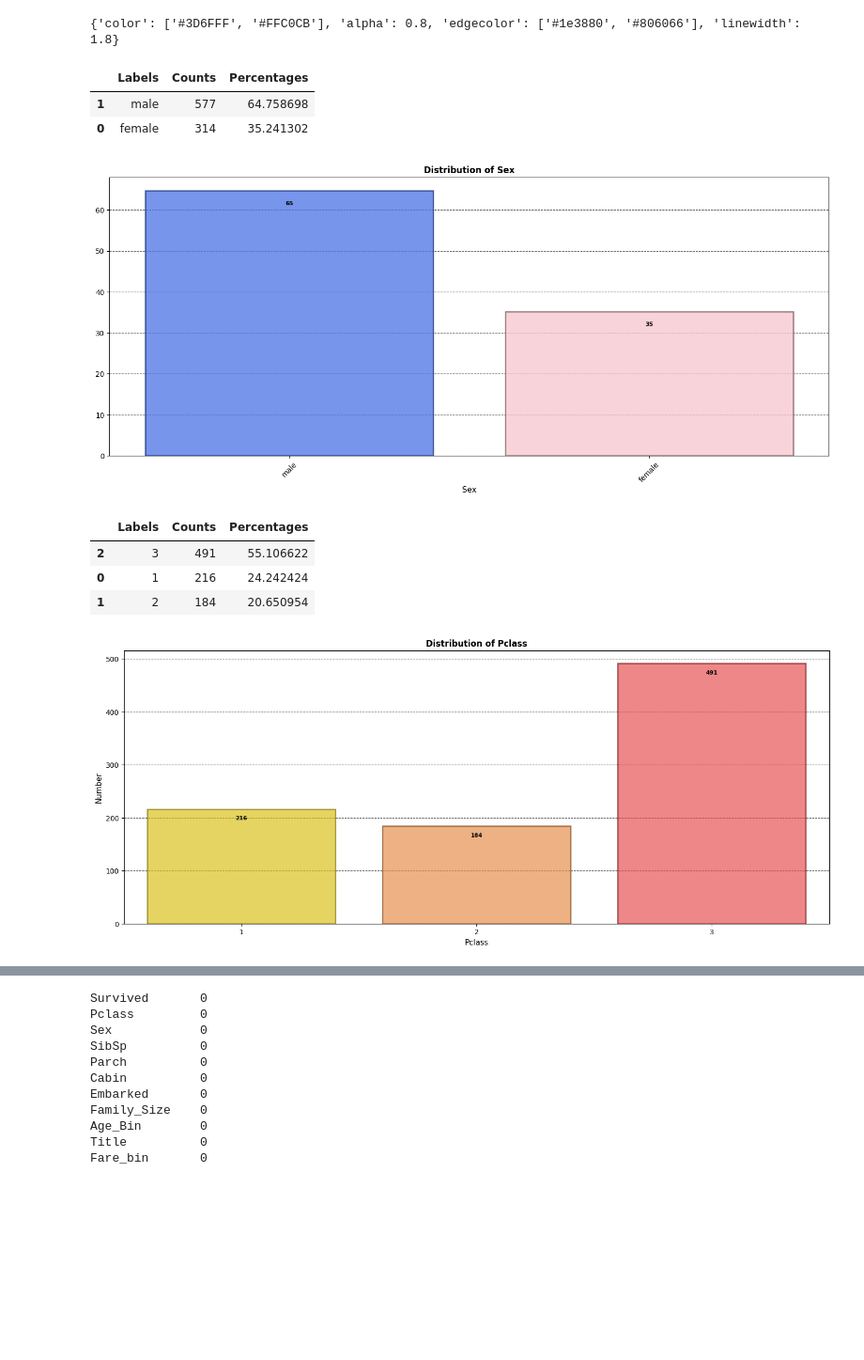
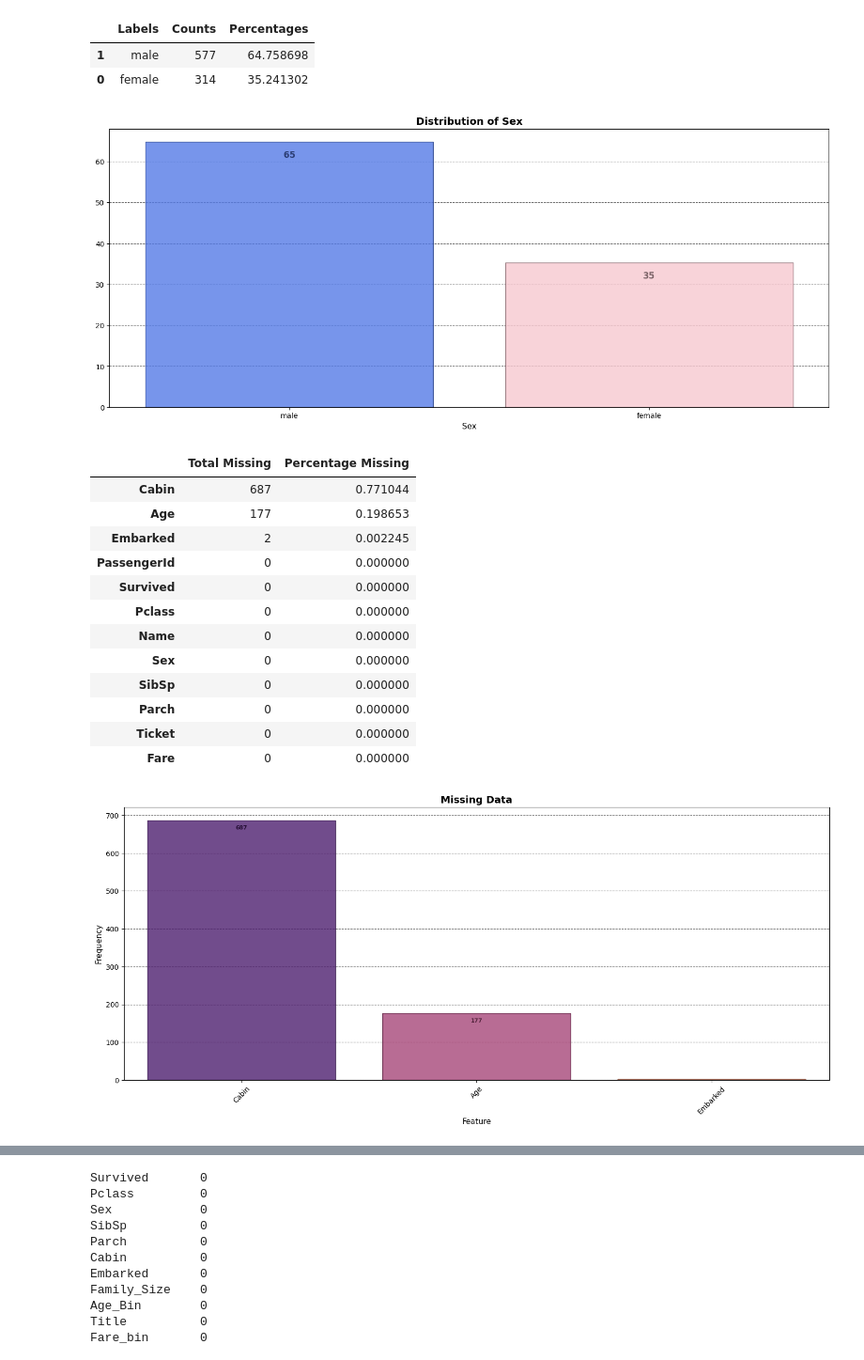
Before and after one commit to ydepledt/kaggle, a Jupyter notebook: titanic/titanic.ipynb, the cells around one changed output, grey strips where cells are left out. Shown: that part at 94% size. Saved outputs shown, nothing was run; the diff lists cells and outputs as text; code cells hidden in the pictures; blank space fills up the shorter version.

```diff
--- a/titanic/titanic.ipynb
+++ b/titanic/titanic.ipynb
@@ -27,16 +27,7 @@ import warnings
 warnings.filterwarnings("ignore", category=FutureWarning)
 
 
-COLORS = {'BLUE': '#3D6FFF',
-          'RED': '#FF3D3D',
-          'ORANGE': '#FF8E35',
-          'PURPLE': '#BB58FF',
-          'GREEN': '#32CD32',
-          'YELLOW': '#F9DB00',
-          'PINK': '#FFC0CB',
-          'BROWN': '#8B4513',
-          'CYAN': '#00FFFF',
-}
+COLORS = utilities.ColorGenerator.COLORS
 # %%
 df_train = pd.read_csv('train.csv')
 df_test = pd.read_csv('test.csv')
@@ -65,20 +67,29 @@ _____Test dataset_____
 # %%
 plt.figure(figsize=(18, 7))
 ax = plt.subplot(1, 1, 1)
-utilities.plot_hist_discrete_feature(ax, df_train, 'Sex', color=[COLORS['BLUE'], COLORS['PINK']], frequency=False, alpha=0.8)
+utilities.plot_hist_discrete_feature(ax, df_train, 'Sex', color=[COLORS['BLUE'], COLORS['PINK']],
+                                     frequency=False, alpha=0.8, annot_fontsize=12)
 # %% [output]
-{'color': ['#3D6FFF', '#FFC0CB'], 'alpha': 0.8, 'edgecolor': ['#1e3880', '#806066'], 'linewidth': 1.8}
 |  | Labels | Counts | Percentages |
 | 1 | male | 577 | 64.758698 |
 | 0 | female | 314 | 35.241302 |
-[figure, old version]
+[figure, new version]
 # %%
 plt.figure(figsize=(18, 7))
 ax = plt.subplot(1, 1, 1)
-utilities.plot_hist_discrete_feature(ax, df_train, 'Pclass', color=[COLORS['YELLOW'], COLORS['ORANGE'], COLORS['RED']], frequency=False, alpha=0.7)
+utilities.plot_missing_data(ax, df_train, percentage_annot=10, color='magma', alpha=0.8)
 # %% [output]
-|  | Labels | Counts | Percentages |
-| 2 | 3 | 491 | 55.106622 |
-| 0 | 1 | 216 | 24.242424 |
-| 1 | 2 | 184 | 20.650954 |
+|  | Total Missing | Percentage Missing |
+| Cabin | 687 | 0.771044 |
+| Age | 177 | 0.198653 |
+| Embarked | 2 | 0.002245 |
+| PassengerId | 0 | 0.000000 |
+| Survived | 0 | 0.000000 |
+| Pclass | 0 | 0.000000 |
+| Name | 0 | 0.000000 |
+| Sex | 0 | 0.000000 |
+| SibSp | 0 | 0.000000 |
+| Parch | 0 | 0.000000 |
+| Ticket | 0 | 0.000000 |
+| Fare | 0 | 0.000000 |
-[figure, old version]
+[figure, new version]
```
Also changed, not shown: parts of 12 cells of this notebook, 3 other files.
